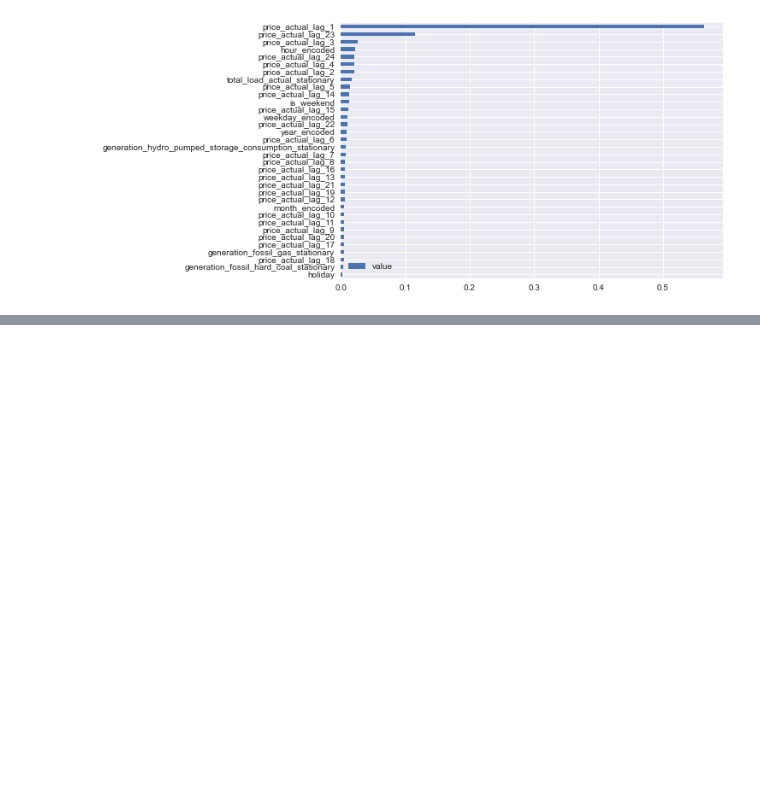
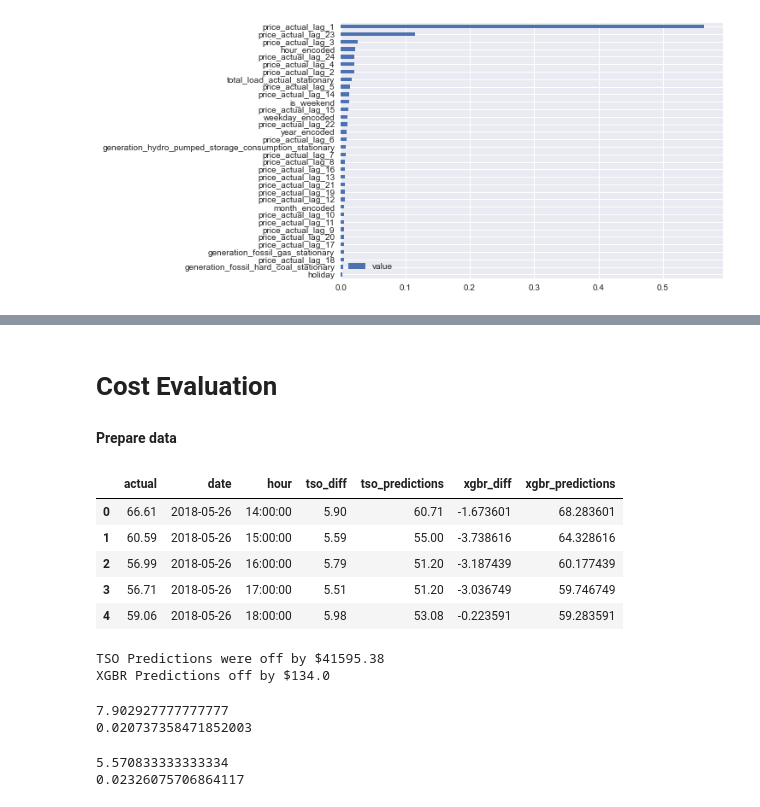
Before and after one commit to KishenSharma6/SpainEnergyAnalysis, a Jupyter notebook: Project_Codes/04_Modeling/2020_0622_Model_Development.ipynb, the cells around one changed output, grey strips where cells are left out. Drawn from its saved outputs; the diff is of its cells as text; code cells hidden in the pictures; blank space fills up the shorter version.

Commit message:
Added model evaluations for production cost

```diff
--- a/Project_Codes/04_Modeling/2020_0622_Model_Development.ipynb
+++ b/Project_Codes/04_Modeling/2020_0622_Model_Development.ipynb
@@ -433,0 +413,49 @@ X_test_boost
+# %% [markdown]
+# Cost Evaluation
+# %% [markdown]
+**Prepare data**
+# %%
+#Concat predictions and actual values
+cost_evaluation = pd.concat([tso_predictions,xgbr_predictions.corrected_predictions,actual],axis = 1)
+cost_evaluation.columns = ['tso_predictions','xgbr_predictions','actual']
+
+#Split date_time into hour and date
+cost_evaluation.reset_index(inplace = True)
+cost_evaluation[['date','hour']] = cost_evaluation['date_time'].str.split(' ', expand = True)
+cost_evaluation.drop('date_time', axis = 1, inplace = True)
+
+#Calculate diff of predictions and actual
+tso_diff, xgbr_diff = cost_evaluation['actual'] - cost_evaluation['tso_predictions'],cost_evaluation['actual'] - cost_evaluation['xgbr_predictions']
+cost_evaluation['tso_diff'] = tso_diff
+cost_evaluation['xgbr_diff'] =  xgbr_diff
+cost_evaluation = cost_evaluation.reindex(sorted(cost_evaluation.columns), axis=1)
+
+#Check
+display(cost_evaluation.head())
+# %% [output]
+|  | actual | date | hour | tso_diff | tso_predictions | xgbr_diff | xgbr_predictions |
+| 0 | 66.61 | 2018-05-26 | 14:00:00 | 5.90 | 60.71 | -1.673601 | 68.283601 |
+| 1 | 60.59 | 2018-05-26 | 15:00:00 | 5.59 | 55.00 | -3.738616 | 64.328616 |
+| 2 | 56.99 | 2018-05-26 | 16:00:00 | 5.79 | 51.20 | -3.187439 | 60.177439 |
+| 3 | 56.71 | 2018-05-26 | 17:00:00 | 5.51 | 51.20 | -3.036749 | 59.746749 |
+| 4 | 59.06 | 2018-05-26 | 18:00:00 | 5.98 | 53.08 | -0.223591 | 59.283591 |
+# %%
+print('TSO Predictions were off by ${}\nXGBR Predictions off by ${}'.format(round(np.sum(cost_evaluation.tso_diff),2),round(np.sum(cost_evaluation.xgbr_diff),2)))
+# %% [output]
+TSO Predictions were off by $41595.38
+XGBR Predictions off by $134.0
+# %%
+#Daily Error
+print(np.mean(cost_evaluation.groupby('date')['tso_diff'].mean()))
+
+print(np.mean(cost_evaluation.groupby('date')['xgbr_diff'].mean()))
+# %% [output]
+7.902927777777777
+0.020737358471852003
+# %%
+#hourly
+print(np.mean(cost_evaluation.groupby('hour')['tso_diff'].mean()))
+print(np.mean(cost_evaluation.groupby('hour')['xgbr_diff'].mean()))
+# %% [output]
+5.570833333333334
+0.02326075706864117
```
Also changed, not shown: parts of 2 cells of this notebook.
